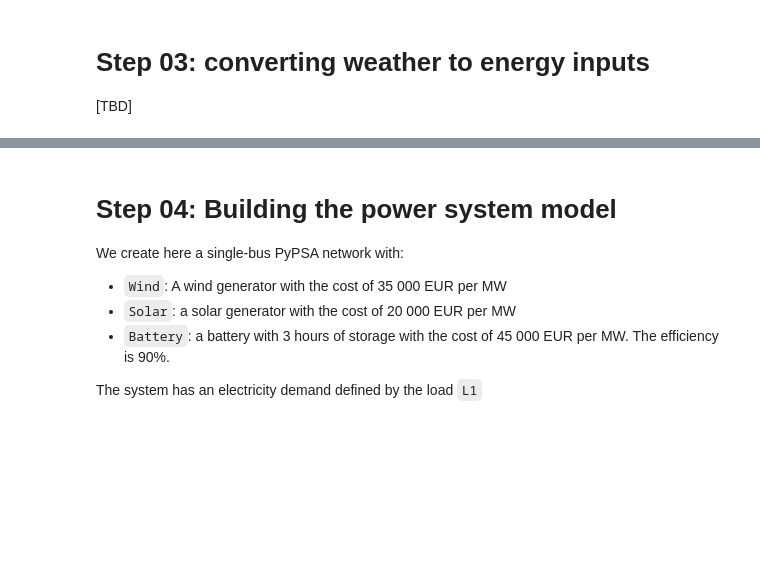
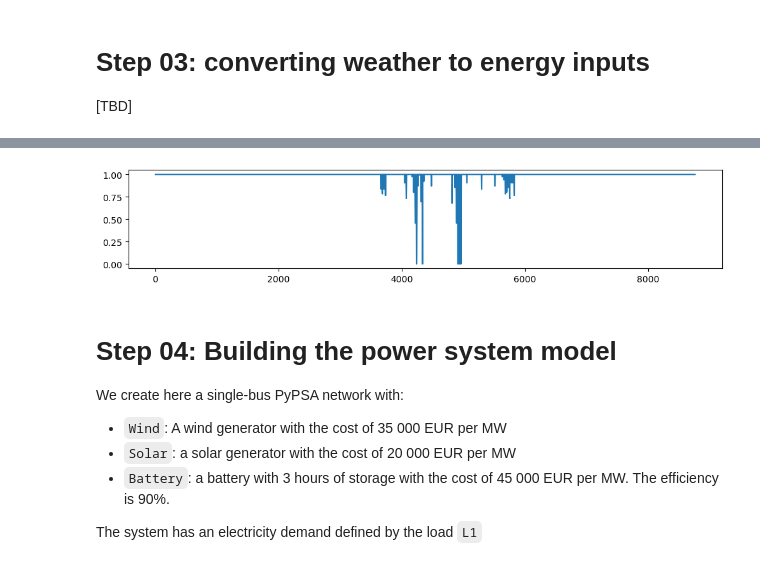
Before and after one commit to matteodefelice/energy-climate-cookbook, a Jupyter notebook: notebooks/2026.model_with_zarr.ipynb, the cells around one changed output, grey strips where cells are left out. Cells and saved outputs as stored; diff of their text form; code cells hidden in the pictures; blank space fills up the shorter version.

```diff
--- a/notebooks/2026.model_with_zarr.ipynb
+++ b/notebooks/2026.model_with_zarr.ipynb
@@ -74,3 +81,9 @@ plt.show()
+# %%
+fig = plt.figure(figsize=(12, 2))
+plt.plot(eff)
+plt.show()
+# %% [output]
+[figure, added]
 # %% [markdown]
 # Step 04: Building the power system model
 
```
Also changed, not shown: parts of 15 cells of this notebook, 1 other file.
